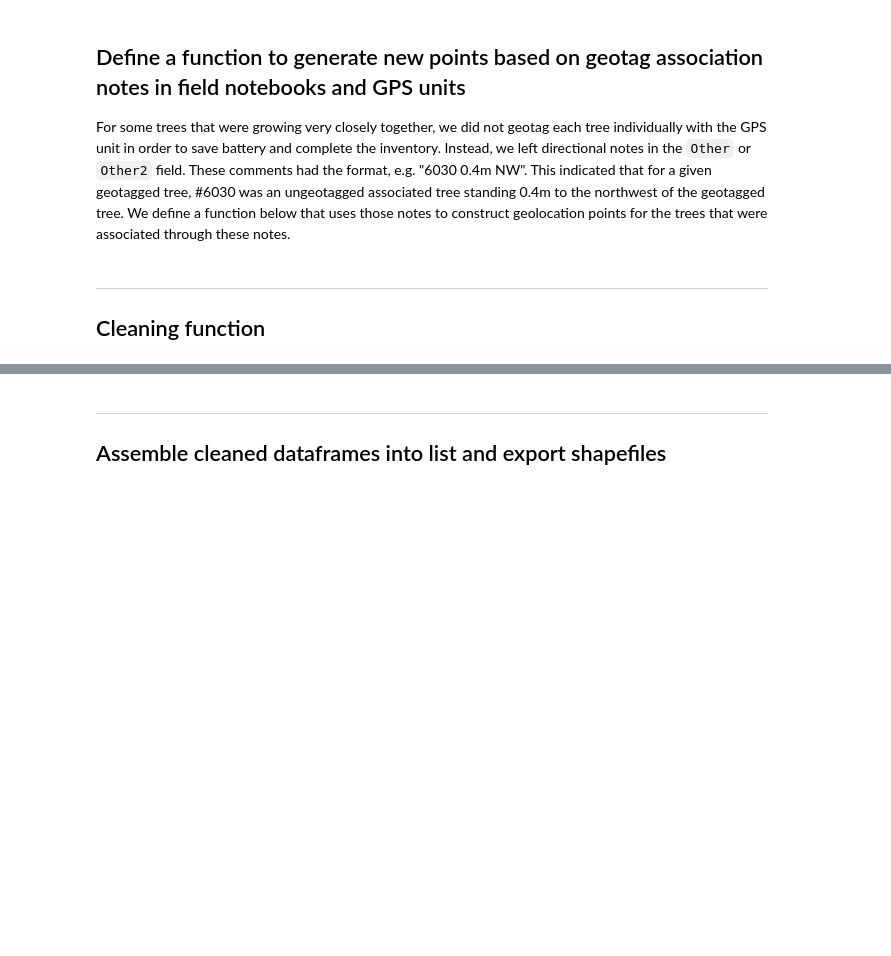
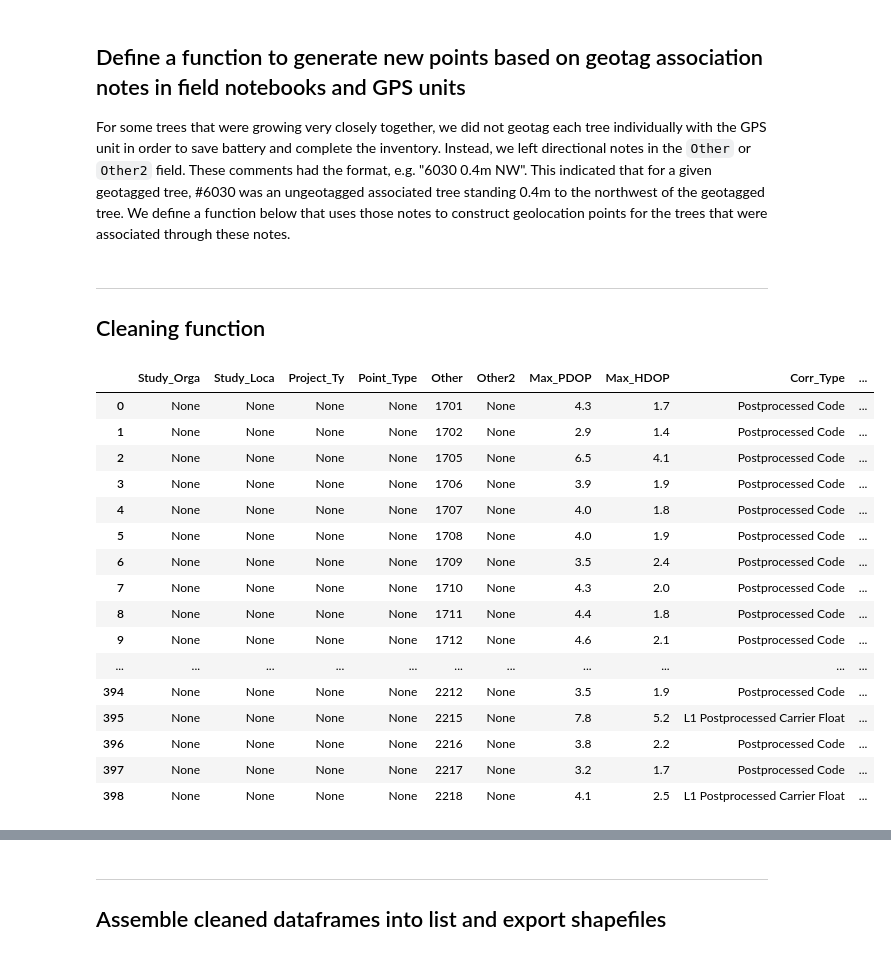
Before and after one commit to hmworsham/er-forest-structure, a Jupyter notebook: Forest_Inventory_Dataset/Tree_Geolocations/00_EastRiver_Clean_Stem_Geolocation_Shapefiles.ipynb, the cells around one changed output, grey strips where cells are left out. Cells and saved outputs as stored; diff of their text form; code cells hidden in the pictures; blank space fills up the shorter version.

```diff
--- a/Forest_Inventory_Dataset/Tree_Geolocations/00_EastRiver_Clean_Stem_Geolocation_Shapefiles.ipynb
+++ b/Forest_Inventory_Dataset/Tree_Geolocations/00_EastRiver_Clean_Stem_Geolocation_Shapefiles.ipynb
@@ -273,3 +306,23 @@ geodfs = [appd_gpdf[i] for i in idxs]
+# %%
+appd_gpdf[10]
+# %% [output]
+|  | Study_Orga | Study_Loca | Project_Ty | Point_Type | Other | Other2 | Max_PDOP | Max_HDOP | Corr_Type | ... |
+| 0 | None | None | None | None | 1701 | None | 4.3 | 1.7 | Postprocessed Code | ... |
+| 1 | None | None | None | None | 1702 | None | 2.9 | 1.4 | Postprocessed Code | ... |
+| 2 | None | None | None | None | 1705 | None | 6.5 | 4.1 | Postprocessed Code | ... |
+| 3 | None | None | None | None | 1706 | None | 3.9 | 1.9 | Postprocessed Code | ... |
+| 4 | None | None | None | None | 1707 | None | 4.0 | 1.8 | Postprocessed Code | ... |
+| 5 | None | None | None | None | 1708 | None | 4.0 | 1.9 | Postprocessed Code | ... |
+| 6 | None | None | None | None | 1709 | None | 3.5 | 2.4 | Postprocessed Code | ... |
+| 7 | None | None | None | None | 1710 | None | 4.3 | 2.0 | Postprocessed Code | ... |
+| 8 | None | None | None | None | 1711 | None | 4.4 | 1.8 | Postprocessed Code | ... |
+| 9 | None | None | None | None | 1712 | None | 4.6 | 2.1 | Postprocessed Code | ... |
+| ... | ... | ... | ... | ... | ... | ... | ... | ... | ... | ... |
+| 394 | None | None | None | None | 2212 | None | 3.5 | 1.9 | Postprocessed Code | ... |
+| 395 | None | None | None | None | 2215 | None | 7.8 | 5.2 | L1 Postprocessed Carrier Float | ... |
+| 396 | None | None | None | None | 2216 | None | 3.8 | 2.2 | Postprocessed Code | ... |
+| 397 | None | None | None | None | 2217 | None | 3.2 | 1.7 | Postprocessed Code | ... |
+| 398 | None | None | None | None | 2218 | None | 4.1 | 2.5 | L1 Postprocessed Carrier Float | ... |
 # %%
 clean_list = []
 for i in range(len(invsheets)):
```
Also changed, not shown: parts of 19 cells of this notebook.
